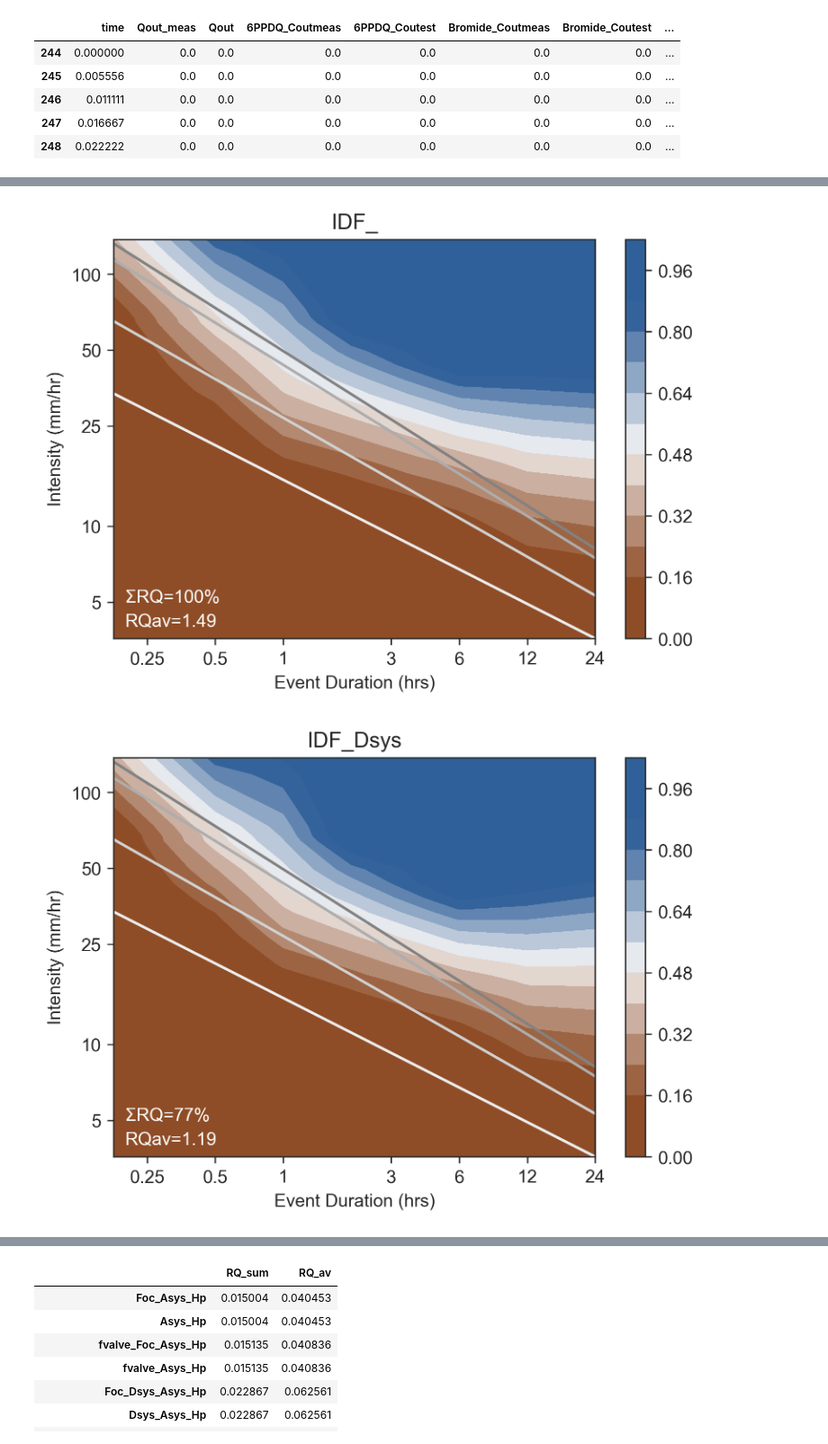
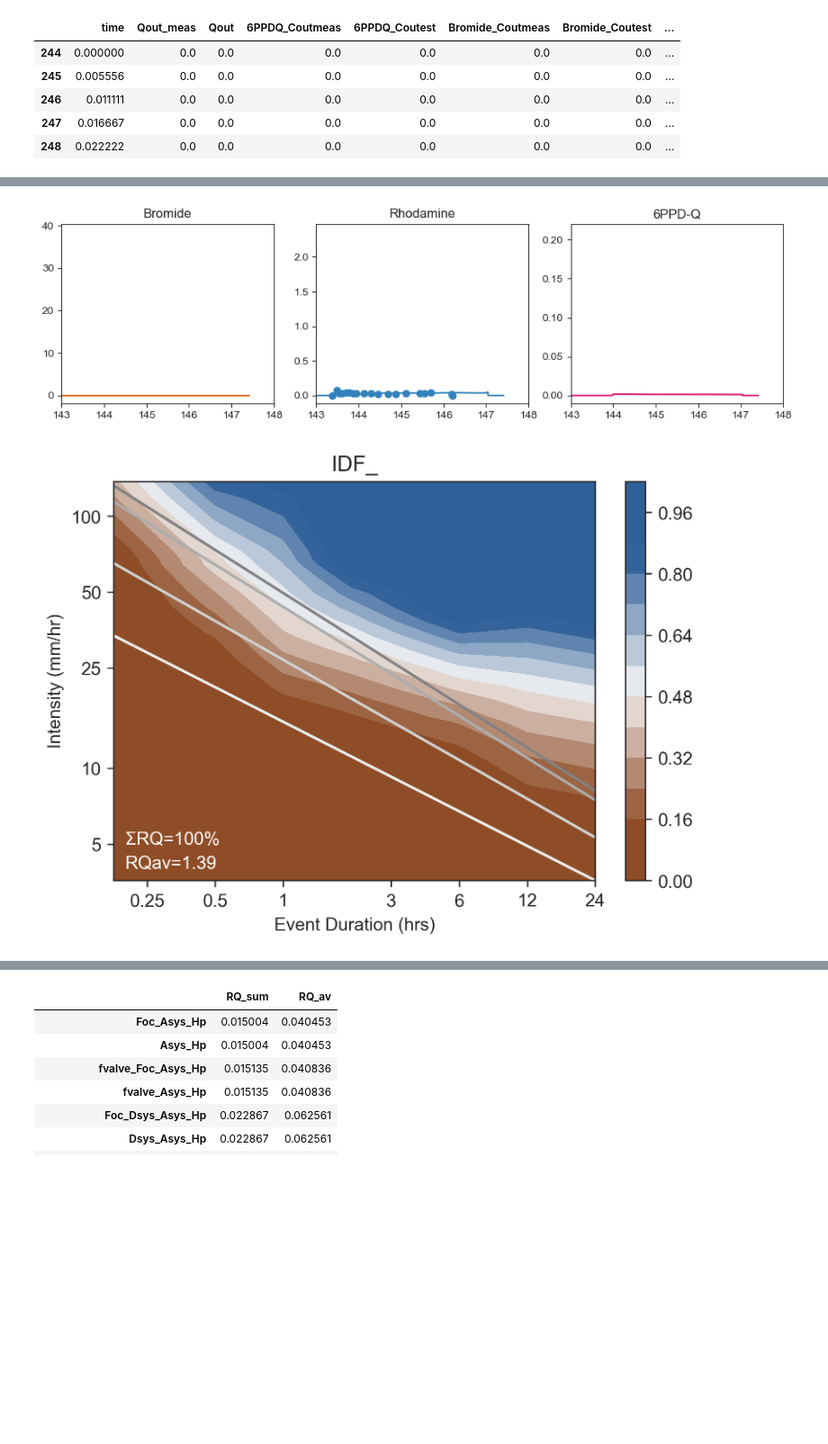
Before and after one commit to tfmrodge/SubsurfaceSinks, a Jupyter notebook: Pine & 8th BC Plotting.ipynb, the cells around one changed output, grey strips where cells are left out. Shown at 90% size. Saved outputs shown, nothing was run; the diff lists cells and outputs as text; code cells hidden in the pictures; blank space fills up the shorter version.

```diff
--- a/Pine & 8th BC Plotting.ipynb
+++ b/Pine & 8th BC Plotting.ipynb
@@ -125,9 +123,10 @@ fig.savefig(fpath+'HydroFig.pdf', format='pdf',bbox_inches= 'tight')
 # %%
 #Plot the fate diagram. Choose the compound and the time to display (in hours).
-compound = 'Bromide'#'Bromide'#use same name as in chemsumm
+compound = '6PPDQ'#'Bromide'#use same name as in chemsumm
 #Set time (hrs), any time after end gives the end.
 time = 10000#6#1000#6#1000
 fig,ax = bc.BC_fig(numc,mass_balance=mbal_cum,time = time,compound=compound,figheight=6,fontsize=7,dpi=300)
 #Save the figure if you like. I save in pdf then edit in illustrator.
-#fig.savefig('Figures/OutputModelFig.pdf', format='pdf',bbox_inches= 'tight')
+fpath = 'D:/OneDrive - UBC/Postdoc/Active Projects/6PPD/Manuscript/Figs/Pythonfigs/'
+#fig.savefig(fpath+'OutputModelFig_spiketest.pdf', format='pdf',bbox_inches= 'tight')
 # %% [output]
@@ -209,3 +208,39 @@ KGE
+# %%
+#Model Performance Plots
+measdat = pd.read_excel('Tracer_test_measurements.xlsx')
+fig,axs = plt.subplots(1,3,figsize=(12,3),sharex='all')
+#Plot 1 - Bromide, Benzotriazole, Rhodamine (mg/L)
+axs[0].scatter(measdat.loc[:,'Time (hrs)']
+                            ,measdat.loc[:,['Bromide_meas (mg/L)']],color='#d95f0e') #fec44f #d95f0e
+#axs[0,0].scatter(measdat.loc[:,'Time(hrs)']
+#                            ,measdat.loc[:,['Benzotriazole_meas(mg/L)']],color='#756bb1') #bcbddc, #756bb1
+axs[1].scatter(measdat.loc[:,'Time (hrs)']
+                            ,measdat.loc[:,['Rhodamine_meas (mg/L)']],color='#3182bd')#9ecae1, #3182bd
+#Line Plots
+axs[0].plot(Couts.loc[:,'time']
+                            ,Couts.loc[:,['Bromide_Coutest']],color='#d95f0e')#fec44f #d95f0e
+#axs[0,0].plot(Couts.loc[:,'time']
+#                            ,Couts.loc[:,['Benzotriazole_Coutest']],color='#756bb1')#bcbddc, #756bb1
+axs[1].plot(Couts.loc[:,'time']
+                            ,Couts.loc[:,['Rhodamine_Coutest']],color='#3182bd')#9ecae1, #3182bd
+#Plot 2 - 6PPDQ (ng/L)
+axs[2].scatter(measdat.loc[:,'Time (hrs)']
+                            ,measdat.loc[:,['6PPDQ_meas (ng/L)']],color='#dd1c77') #dd1c77 #c994c7
+#Line Plots
+axs[2].plot(Couts.loc[:,'time']
+                            ,Couts.loc[:,['6PPDQ_Coutest']],color='#dd1c77')#dd1c77 #c994c7
+axs[0].set_xlim((143,148))
+axs[0].set_title('Bromide')
+axs[1].set_title('Rhodamine')
+axs[2].set_title('6PPD-Q')
+#axs[0,0].set(xlim=(0, 7.2))
+#axs[0,0].set(ylim=(0, 95))
+#axs[0,1].set(ylim=(0, 395))
+#axs[1,0].set(ylim=(0, 9.5))
+fpath = 'D:/OneDrive - UBC/Postdoc/Active Projects/6PPD/Manuscript/Figs/Pythonfigs/'
+#fig.savefig(fpath+'testvsest_20230112.pdf', format='pdf',bbox_inches= 'tight')
+# %% [output]
+[figure, added]
 # %%
 mass_flux = bc.mass_flux(res,numc)
 recovery = mass_flux.N_effluent.groupby(level=0).sum()/mass_flux.N_influent.groupby(level=0).sum()
@@ -417,7 +452,7 @@ defdata = pd.read_pickle(inpath+defname)
 
 #scenarios = ['defaults','fvalve', 'Foc', 'Kinf', 'Dsys', 'Asys', 'Hp']
 scenario_dict = {'fvalve': False, 'Foc': False, 'Kinf':False, 'Dsys':False, 'Asys':False, 'Hp':False}
-combos = ((0,0,0,0,0,0),(0,0,0,1,0,0),(1,1,0,0,1,0),(1,1,0,0,0,0),(0,1,0,1,0,0))
+combos = ((0,0,0,0,0,0),)#,(0,0,0,1,0,0),(1,1,0,0,1,0),(1,1,0,0,0,0),(0,1,0,1,0,0))
 #for scenario in scenarios:
 for combo in combos:
     #pdb.set_trace()
@@ -438,33 +473,32 @@ for combo in combos:
     pltvars=['pct_stormsewer','LogD','LogI']
     #pltvars=['RQ_av','LogD','LogI']
     #Determine the average risk quotients, sum as a % of the base-case, av as actual value
     bcRQsum = defdata.RQ_sum.sum()
     RQs = [pltdata.RQ_sum.sum()/bcRQsum,pltdata.RQ_av.mean()]
     #Define other parameters
     #Limit of interpolation - values outside of these limits will be set to these. Use "none" for no limits
     interplims = [0.,1.]
     #interplims = [0.,3.5]
     vlims = [0.15,0.85]#[0.15,3.5]#
     #pdb.set_trace()
     #define the colormap - default is brown-blue
     cmap = None
     #cmap = sns.cubehelix_palette(start=.75, rot=-.5,light=0.85, as_cmap=True)
     #cmap = sns.cubehelix_palette(n_colors = 7,start=1.40, rot=-0.9,gamma = 0.3, hue = 0.9, dark=0.1, light=.95,as_cmap=True,reverse=True)
     bc = BCBlues(locsumm,chemsumm,params,timeseries,numc)
     fig,ax = bc.plot_idfs(pltdata,pltvars=pltvars,cmap=cmap,vlims=vlims,interplims=interplims,
                           xticks=xticks,yticks=yticks,figsize=(6,4))
     ax.set_xlabel('Event Duration (hrs)')
     ax.set_ylabel('Intensity (mm/hr)')
     #figname = 'IDF_'+str(scenario)
     figname = 'IDF_'+'_'.join(filtered)
     ax.set_title(figname)
     #Annotate the risk quotients
     ax.annotate('ΣRQ='+f'{RQs[0]:.0%}',xy= (np.log10(0.2),np.log10(5)),color = 'w')
     ax.annotate('RQav='+f'{RQs[1]:.2f}',xy= (np.log10(0.2),np.log10(4)),color = 'w')
     figpath = 'D:/OneDrive - UBC/Postdoc/Active Projects/6PPD/Manuscript/Figs/Pythonfigs/'
     #
-    #fig.savefig(figpath+figname+'.pdf',format='pdf')
+    fig.savefig(figpath+figname+'.pdf',format='pdf')
     #fig.savefig()
 # %% [output]
-[figure, old version]
+[figure, new version]
-[figure, removed]
```
Also changed, not shown: parts of 9 cells of this notebook, 5 other files.
